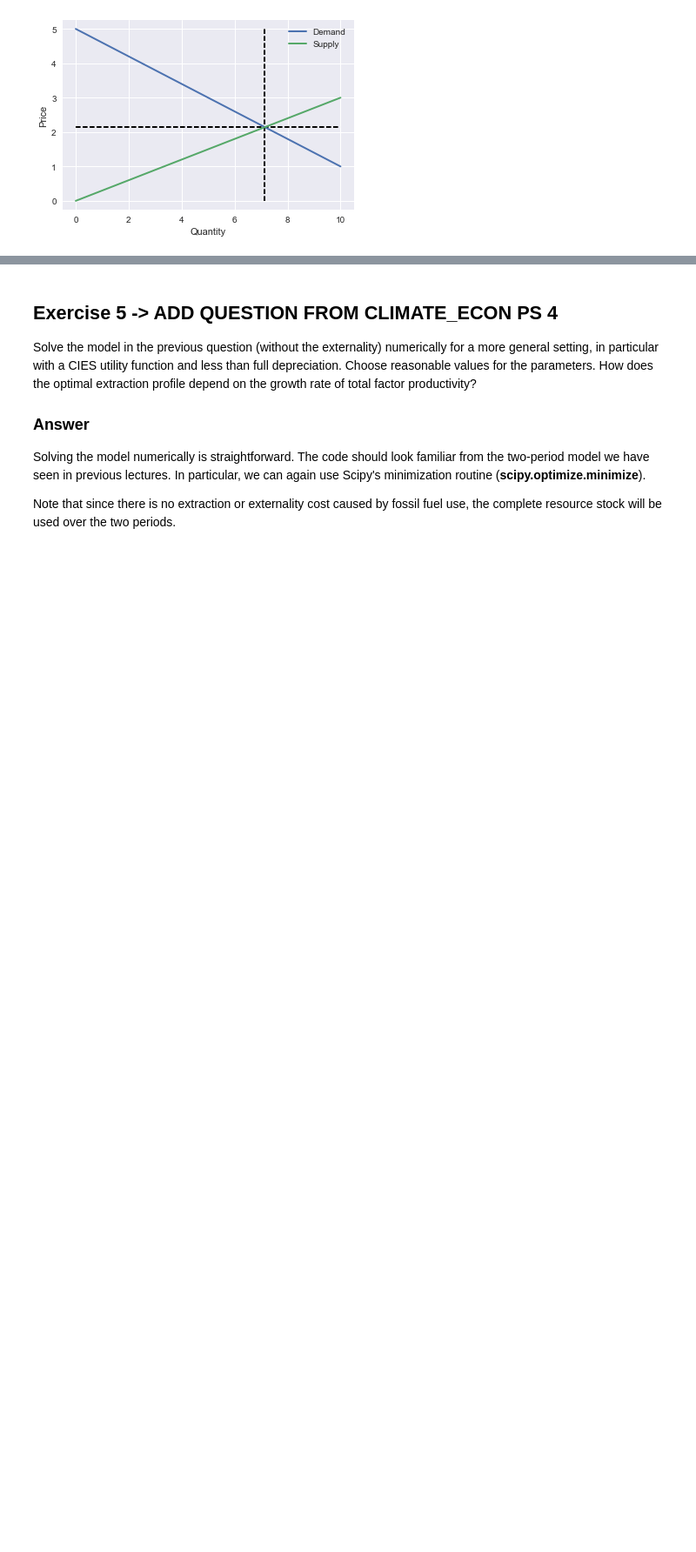
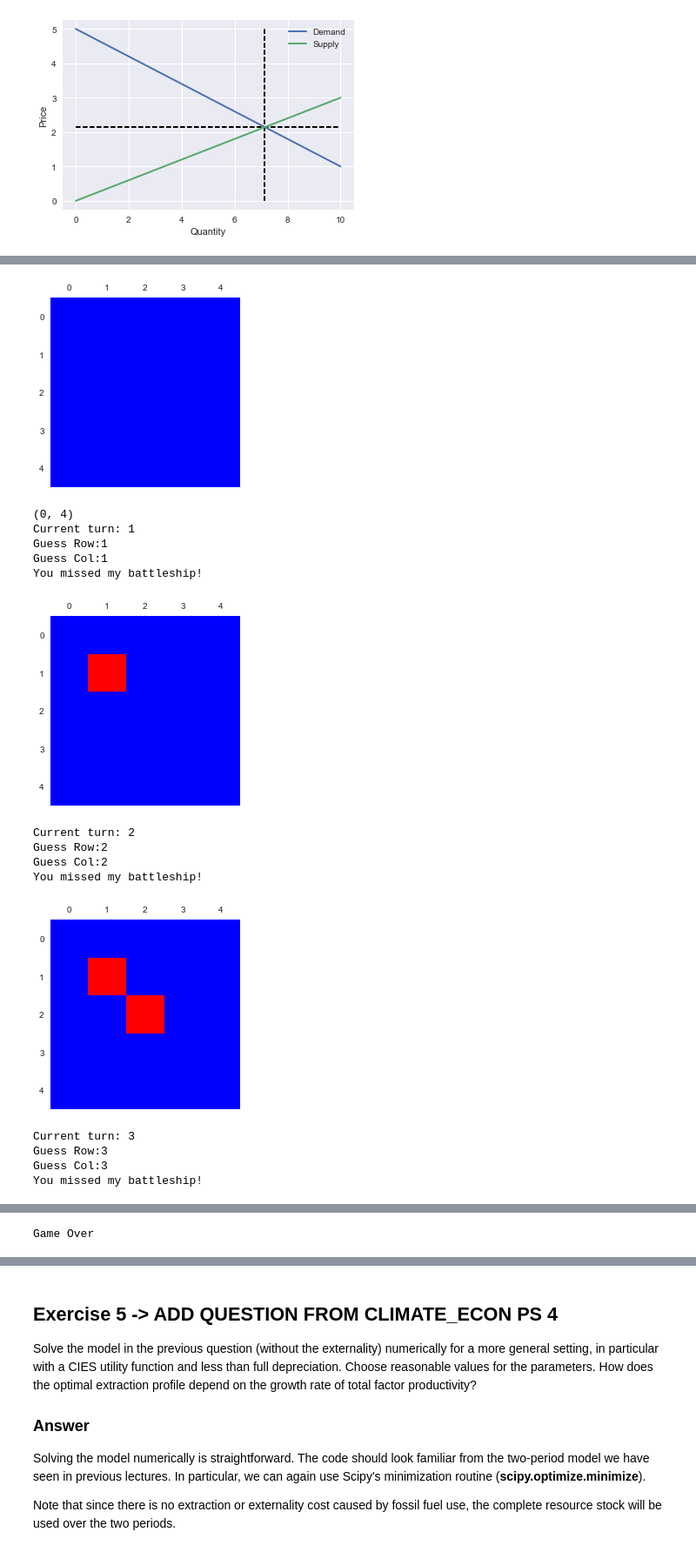
Before and after one commit to Moony2D/Python-Intro-ifo, a Jupyter notebook: PS_Scipy.ipynb, the cells around one changed output, grey strips where cells are left out. Shown at 87% size. Saved outputs shown, nothing was run; the diff lists cells and outputs as text; code cells hidden in the pictures; blank space fills up the shorter version.

```diff
--- a/PS_Scipy.ipynb
+++ b/PS_Scipy.ipynb
@@ -64,0 +99,76 @@ ax.legend()
+# %%
+## (a): import packages
+
+import numpy as np
+import matplotlib.pyplot as plt
+
+from random import randint
+from IPython import display
+
+
+## (b): generate board
+def generate_board(x_b, y_b):
+    return np.zeros((x_b, y_b))
+
+
+## (d)
+def print_board(board, fig, ax):
+    ax.matshow(board, cmap='bwr')
+    display.display(fig)
+
+def random_pos(x_b, y_b):
+    return (randint(0, x_b - 1), randint(0, y_b - 1))
+
+def run_game(x_b, y_b, max_turn):
+
+    fig, ax = plt.subplots()
+    ax.grid()
+
+    board = generate_board(x_b, y_b)
+    print_board(board, fig, ax)
+    ship_pos = random_pos(x_b, y_b)
+    print(ship_pos)
+
+    for turn in range(max_turn):
+        print('Current turn: {}'.format(turn + 1))
+        guess_row = int(input("Guess Row:"))
+        guess_col = int(input("Guess Col:"))
+
+        if guess_row == ship_pos[0] and guess_col == ship_pos[1]:
+            print("Congratulations! You sunk my battleship! You win!")
+            break
+        else:
+            if (guess_row < 0 or guess_row > x_b - 1) or (guess_col < 0 or guess_col > y_b - 1):
+                print("Oops, that's not even in the ocean.")
+            elif(board[guess_row, guess_col] == 1):
+                print("You guessed that one already.")
+            else:
+                print("You missed my battleship!")
+                board[guess_row, guess_col] = 1
+
+            print_board(board, fig, ax)
+            if turn + 1 == 3:
+                print("Game Over")
+
+
+## (e)
+x_b, y_b = 5, 5
+max_turn = 3
+run_game(x_b, y_b, max_turn)
+# %% [output]
+[figure, added]
+(0, 4)
+Current turn: 1
+Guess Row:1
+Guess Col:1
+You missed my battleship!
+[figure, added]
+Current turn: 2
+Guess Row:2
+Guess Col:2
+You missed my battleship!
+[figure, added]
+Current turn: 3
+Guess Row:3
+Guess Col:3
+You missed my battleship!
@@ -64,0 +176 @@ ax.legend()
+Game Over
```
Also changed, not shown: parts of 3 cells of this notebook.
